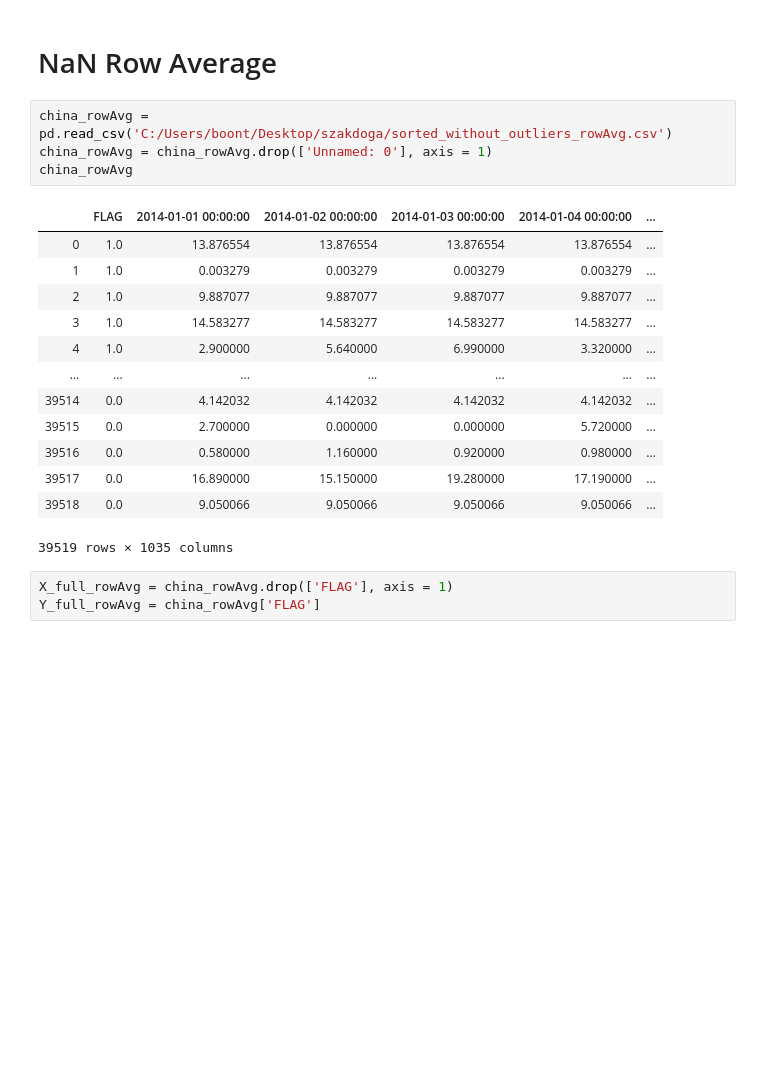
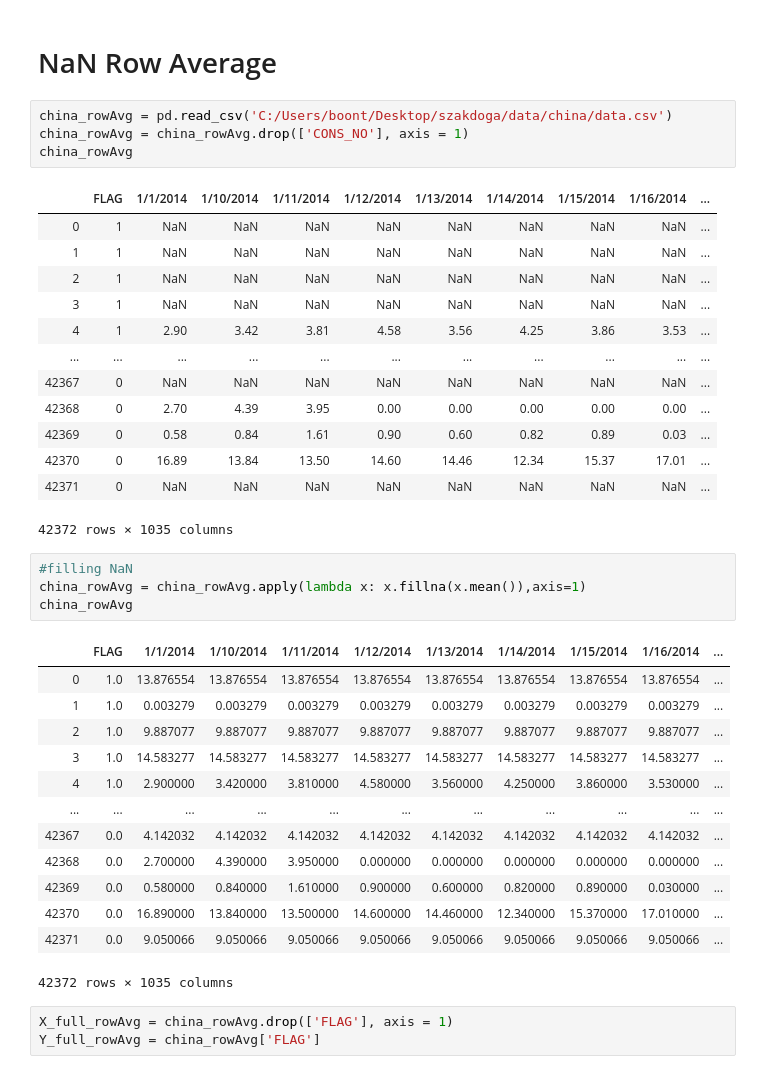
Before and after one commit to botibabak/thesis, a Jupyter notebook: thesis_without_tuning.ipynb, the cells around one changed output. Cells and saved outputs as stored; diff of their text form; blank space fills up the shorter version.

```diff
--- a/thesis_without_tuning.ipynb
+++ b/thesis_without_tuning.ipynb
@@ -423,23 +417,41 @@ ax3_mean_vs_rand.legend()
 # %% [markdown]
 # NaN Row Average
 # %%
-china_rowAvg = pd.read_csv('C:/Users/boont/Desktop/szakdoga/sorted_without_outliers_rowAvg.csv')
-china_rowAvg = china_rowAvg.drop(['Unnamed: 0'], axis = 1)
+china_rowAvg = pd.read_csv('C:/Users/boont/Desktop/szakdoga/data/china/data.csv')
+china_rowAvg = china_rowAvg.drop(['CONS_NO'], axis = 1)
 china_rowAvg
 # %% [output]
-|  | FLAG | 2014-01-01 00:00:00 | 2014-01-02 00:00:00 | 2014-01-03 00:00:00 | 2014-01-04 00:00:00 | ... |
-| 0 | 1.0 | 13.876554 | 13.876554 | 13.876554 | 13.876554 | ... |
-| 1 | 1.0 | 0.003279 | 0.003279 | 0.003279 | 0.003279 | ... |
-| 2 | 1.0 | 9.887077 | 9.887077 | 9.887077 | 9.887077 | ... |
-| 3 | 1.0 | 14.583277 | 14.583277 | 14.583277 | 14.583277 | ... |
-| 4 | 1.0 | 2.900000 | 5.640000 | 6.990000 | 3.320000 | ... |
-| ... | ... | ... | ... | ... | ... | ... |
-| 39514 | 0.0 | 4.142032 | 4.142032 | 4.142032 | 4.142032 | ... |
-| 39515 | 0.0 | 2.700000 | 0.000000 | 0.000000 | 5.720000 | ... |
-| 39516 | 0.0 | 0.580000 | 1.160000 | 0.920000 | 0.980000 | ... |
-| 39517 | 0.0 | 16.890000 | 15.150000 | 19.280000 | 17.190000 | ... |
-| 39518 | 0.0 | 9.050066 | 9.050066 | 9.050066 | 9.050066 | ... |
+|  | FLAG | 1/1/2014 | 1/10/2014 | 1/11/2014 | 1/12/2014 | 1/13/2014 | 1/14/2014 | 1/15/2014 | 1/16/2014 | ... |
+| 0 | 1 | NaN | NaN | NaN | NaN | NaN | NaN | NaN | NaN | ... |
+| 1 | 1 | NaN | NaN | NaN | NaN | NaN | NaN | NaN | NaN | ... |
+| 2 | 1 | NaN | NaN | NaN | NaN | NaN | NaN | NaN | NaN | ... |
+| 3 | 1 | NaN | NaN | NaN | NaN | NaN | NaN | NaN | NaN | ... |
+| 4 | 1 | 2.90 | 3.42 | 3.81 | 4.58 | 3.56 | 4.25 | 3.86 | 3.53 | ... |
+| ... | ... | ... | ... | ... | ... | ... | ... | ... | ... | ... |
+| 42367 | 0 | NaN | NaN | NaN | NaN | NaN | NaN | NaN | NaN | ... |
+| 42368 | 0 | 2.70 | 4.39 | 3.95 | 0.00 | 0.00 | 0.00 | 0.00 | 0.00 | ... |
+| 42369 | 0 | 0.58 | 0.84 | 1.61 | 0.90 | 0.60 | 0.82 | 0.89 | 0.03 | ... |
+| 42370 | 0 | 16.89 | 13.84 | 13.50 | 14.60 | 14.46 | 12.34 | 15.37 | 17.01 | ... |
+| 42371 | 0 | NaN | NaN | NaN | NaN | NaN | NaN | NaN | NaN | ... |
-39519 rows × 1035 columns
+42372 rows × 1035 columns
+# %%
+#filling NaN
+china_rowAvg = china_rowAvg.apply(lambda x: x.fillna(x.mean()),axis=1)
+china_rowAvg
+# %% [output]
+|  | FLAG | 1/1/2014 | 1/10/2014 | 1/11/2014 | 1/12/2014 | 1/13/2014 | 1/14/2014 | 1/15/2014 | 1/16/2014 | ... |
+| 0 | 1.0 | 13.876554 | 13.876554 | 13.876554 | 13.876554 | 13.876554 | 13.876554 | 13.876554 | 13.876554 | ... |
+| 1 | 1.0 | 0.003279 | 0.003279 | 0.003279 | 0.003279 | 0.003279 | 0.003279 | 0.003279 | 0.003279 | ... |
+| 2 | 1.0 | 9.887077 | 9.887077 | 9.887077 | 9.887077 | 9.887077 | 9.887077 | 9.887077 | 9.887077 | ... |
+| 3 | 1.0 | 14.583277 | 14.583277 | 14.583277 | 14.583277 | 14.583277 | 14.583277 | 14.583277 | 14.583277 | ... |
+| 4 | 1.0 | 2.900000 | 3.420000 | 3.810000 | 4.580000 | 3.560000 | 4.250000 | 3.860000 | 3.530000 | ... |
+| ... | ... | ... | ... | ... | ... | ... | ... | ... | ... | ... |
+| 42367 | 0.0 | 4.142032 | 4.142032 | 4.142032 | 4.142032 | 4.142032 | 4.142032 | 4.142032 | 4.142032 | ... |
+| 42368 | 0.0 | 2.700000 | 4.390000 | 3.950000 | 0.000000 | 0.000000 | 0.000000 | 0.000000 | 0.000000 | ... |
+| 42369 | 0.0 | 0.580000 | 0.840000 | 1.610000 | 0.900000 | 0.600000 | 0.820000 | 0.890000 | 0.030000 | ... |
+| 42370 | 0.0 | 16.890000 | 13.840000 | 13.500000 | 14.600000 | 14.460000 | 12.340000 | 15.370000 | 17.010000 | ... |
+| 42371 | 0.0 | 9.050066 | 9.050066 | 9.050066 | 9.050066 | 9.050066 | 9.050066 | 9.050066 | 9.050066 | ... |
+42372 rows × 1035 columns
 # %%
 X_full_rowAvg = china_rowAvg.drop(['FLAG'], axis = 1)
 Y_full_rowAvg = china_rowAvg['FLAG']
```
Also changed, not shown: parts of 110 cells of this notebook, 3 other files.
